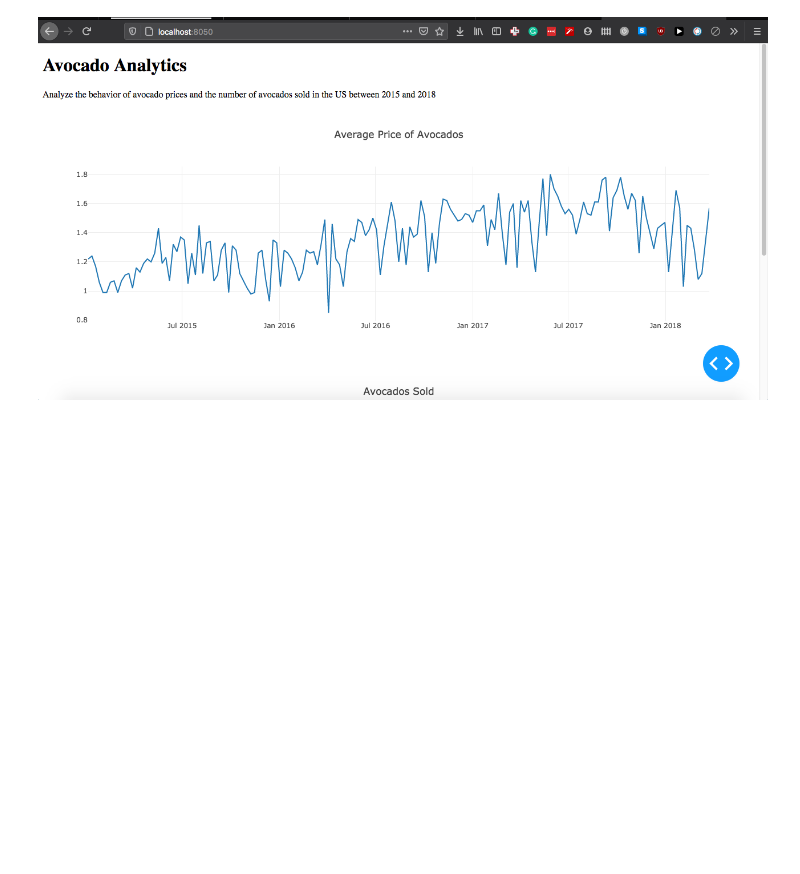
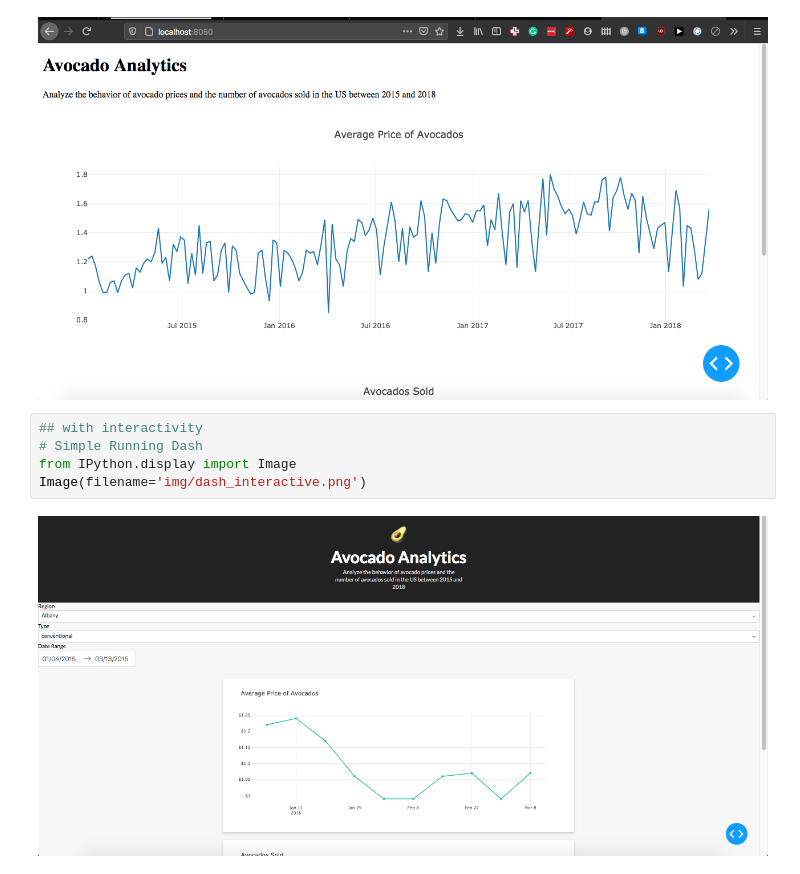
Before and after one commit to enliktjioe/30daysofdatascience, a Jupyter notebook: week4_dashboard/day22-23_plotly_dash.ipynb, the cells around one changed output. Drawn from its saved outputs; the diff is of its cells as text; blank space fills up the shorter version.

Commit message:
Finished day 22-23 Plotly Dash

```diff
--- a/week4_dashboard/day22-23_plotly_dash.ipynb
+++ b/week4_dashboard/day22-23_plotly_dash.ipynb
@@ -28,3 +29,10 @@ from IPython.display import Image
 Image(filename='img/dash_sample.png')
 # %% [output]
 [figure]
+# %%
+## with interactivity
+# Simple Running Dash
+from IPython.display import Image
+Image(filename='img/dash_interactive.png')
+# %% [output]
+[figure, added]
```
Also changed, not shown: parts of 3 cells of this notebook, 10 other files.
